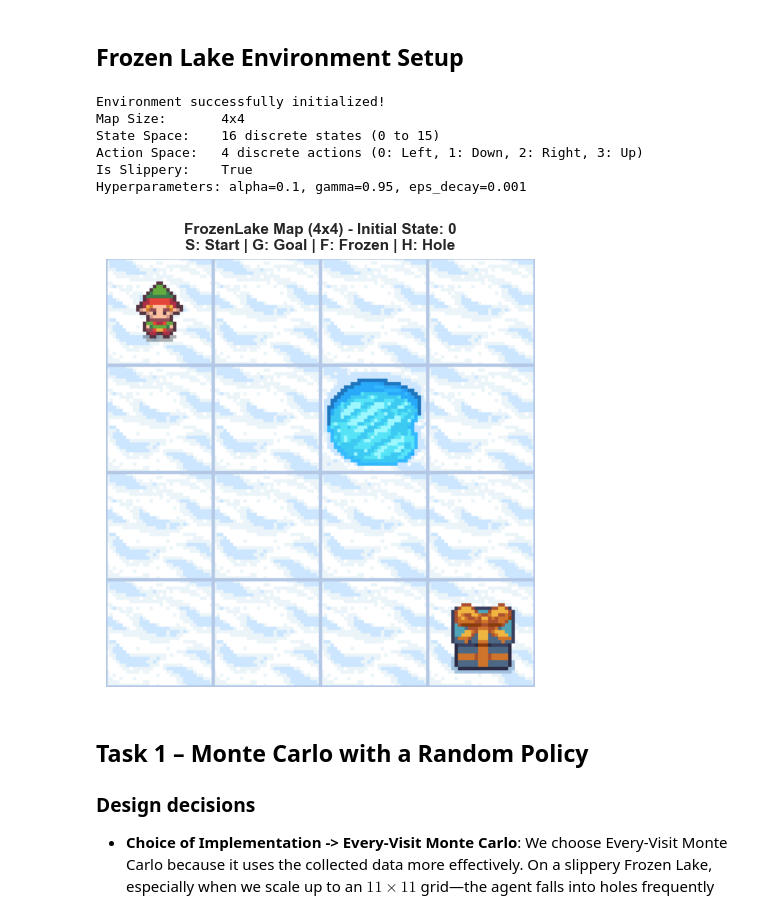
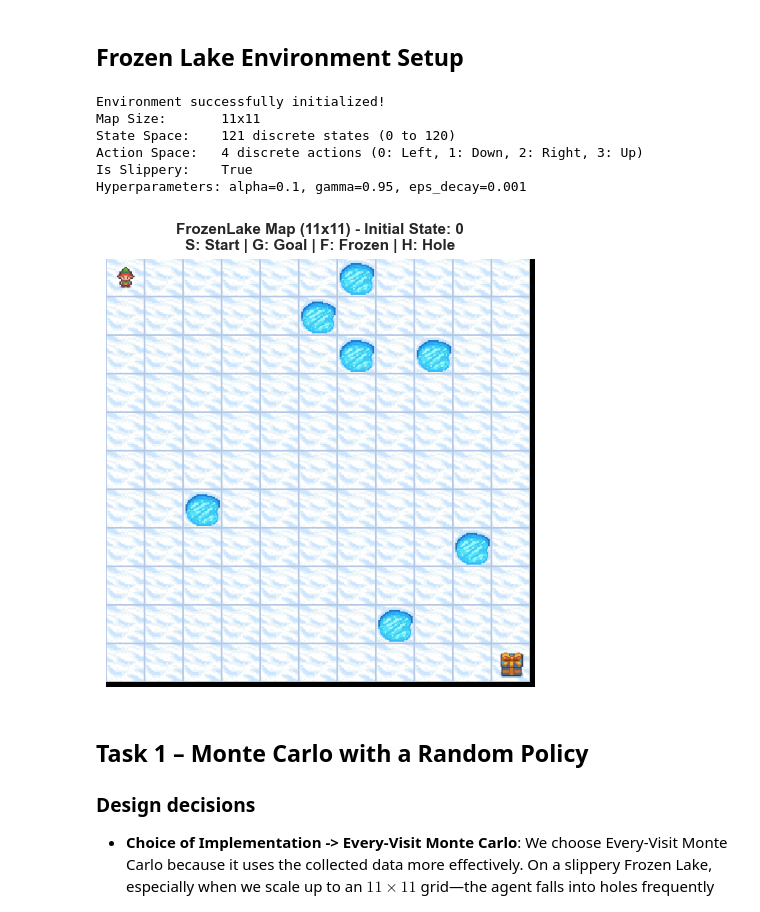
Before and after one commit to Sunkarr/ZHAW, a Jupyter notebook: Semester 7/RL/Graded Lab 1/Graded-Lab-1_jakabnat+bratsjon.ipynb, the cells around one changed output. Drawn from its saved outputs; the diff is of its cells as text; code cells hidden in the pictures.

```diff
--- a/Semester 7/RL/Graded Lab 1/Graded-Lab-1_jakabnat+bratsjon.ipynb
+++ b/Semester 7/RL/Graded Lab 1/Graded-Lab-1_jakabnat+bratsjon.ipynb
@@ -127,7 +127,7 @@ params = Params(
     epsilon_start=1.0,         # Start with full exploration
     epsilon_min=0.05,          # Maintain 5% exploratory floor
     epsilon_decay_rate=0.001,  # Smooth exponential decay across 2000 episodes
-    map_size=4,                # Start with standard 4x4, scale to 11x11 later
+    map_size=11,                # Start with standard 4x4, scale to 11x11 later
     seed=123,
     is_slippery=True,
     n_runs=20,
@@ -159,36 +159,36 @@ params = params._replace(
 )
 
 print(f"Environment successfully initialized!")
 print(f"Map Size:       {params.map_size}x{params.map_size}")
 print(f"State Space:    {params.state_size} discrete states (0 to {params.state_size - 1})")
 print(f"Action Space:   {params.action_size} discrete actions (0: Left, 1: Down, 2: Right, 3: Up)")
 print(f"Is Slippery:    {params.is_slippery}")
 print(f"Hyperparameters: alpha={params.alpha}, gamma={params.gamma}, eps_decay={params.epsilon_decay_rate}")
 
 # Reset environment to place the agent at the initial state (S)
 initial_state, info = env.reset(seed=params.seed)
 
 # Render and plot the environment map with initial agent position
 fig, ax = plt.subplots(figsize=(5, 5))
 ax.imshow(env.render())
 ax.axis("off")
 ax.set_title(
     f"FrozenLake Map ({params.map_size}x{params.map_size}) - Initial State: {initial_state}\n"
     f"S: Start | G: Goal | F: Frozen | H: Hole",
     fontsize=11,
     fontweight="bold"
 )
 plt.tight_layout()
 fig.savefig(params.savefig_folder / f"frozenlake_initial_map_{params.map_size}x{params.map_size}.png", dpi=300)
 plt.show()
 # %% [output]
 Environment successfully initialized!
-Map Size:       4x4
-State Space:    16 discrete states (0 to 15)
+Map Size:       11x11
+State Space:    121 discrete states (0 to 120)
 Action Space:   4 discrete actions (0: Left, 1: Down, 2: Right, 3: Up)
 Is Slippery:    True
 Hyperparameters: alpha=0.1, gamma=0.95, eps_decay=0.001
-[figure, old version]
+[figure, new version]
 # %% [markdown]
 ## Task 1 – Monte Carlo with a Random Policy
 
```
Also changed, not shown: parts of 15 cells of this notebook, 3 other files.
